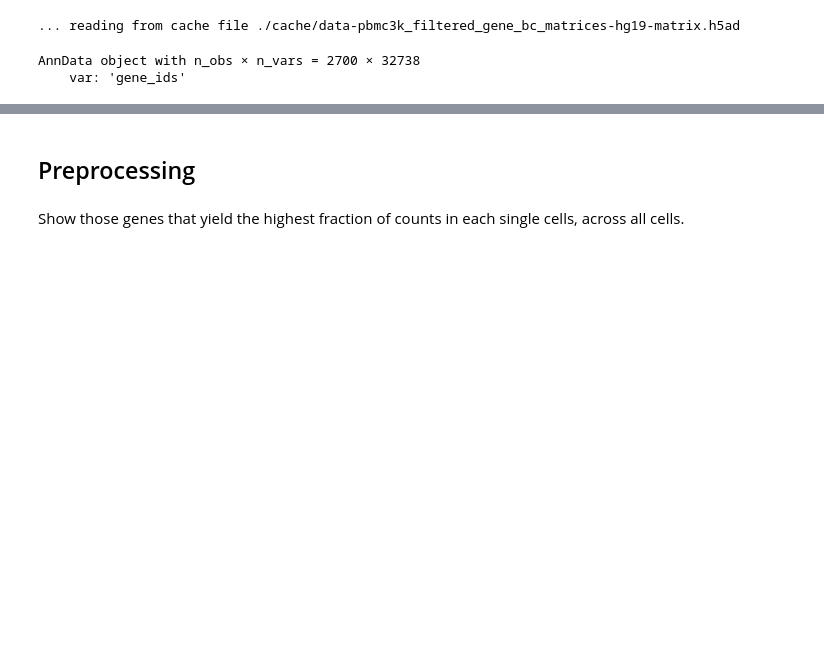
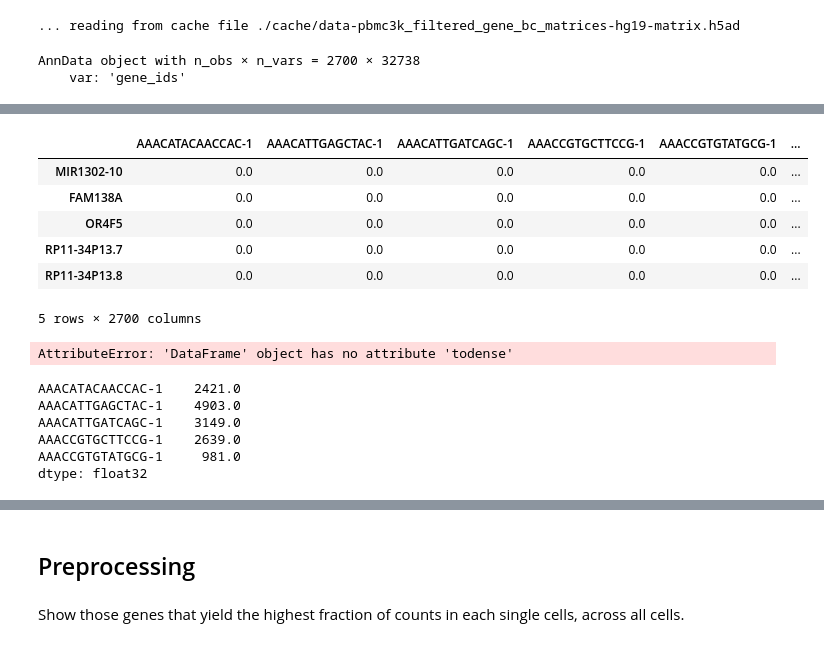
Before and after one commit to ismms-himc/scanpy-batch-correct, a Jupyter notebook: notebooks/pbmc3k.ipynb, the cells around one changed output, grey strips where cells are left out. Cells and saved outputs as stored; diff of their text form; code cells hidden in the pictures; blank space fills up the shorter version.

```diff
--- a/notebooks/pbmc3k.ipynb
+++ b/notebooks/pbmc3k.ipynb
@@ -40,0 +84,23 @@ AnnData object with n_obs × n_vars = 2700 × 32738
+# %%
+inst_df.head()
+# %% [output]
+|  | AAACATACAACCAC-1 | AAACATTGAGCTAC-1 | AAACATTGATCAGC-1 | AAACCGTGCTTCCG-1 | AAACCGTGTATGCG-1 | ... |
+| MIR1302-10 | 0.0 | 0.0 | 0.0 | 0.0 | 0.0 | ... |
+| FAM138A | 0.0 | 0.0 | 0.0 | 0.0 | 0.0 | ... |
+| OR4F5 | 0.0 | 0.0 | 0.0 | 0.0 | 0.0 | ... |
+| RP11-34P13.7 | 0.0 | 0.0 | 0.0 | 0.0 | 0.0 | ... |
+| RP11-34P13.8 | 0.0 | 0.0 | 0.0 | 0.0 | 0.0 | ... |
+5 rows × 2700 columns
+# %%
+df_tmp = adata.to_df().todense()
+# %% [output]
+AttributeError: 'DataFrame' object has no attribute 'todense'
+# %%
+inst_df.sum().head()
+# %% [output]
+AAACATACAACCAC-1    2421.0
+AAACATTGAGCTAC-1    4903.0
+AAACATTGATCAGC-1    3149.0
+AAACCGTGCTTCCG-1    2639.0
+AAACCGTGTATGCG-1     981.0
+dtype: float32
```
Also changed, not shown: parts of 45 cells of this notebook, 22 other files.
